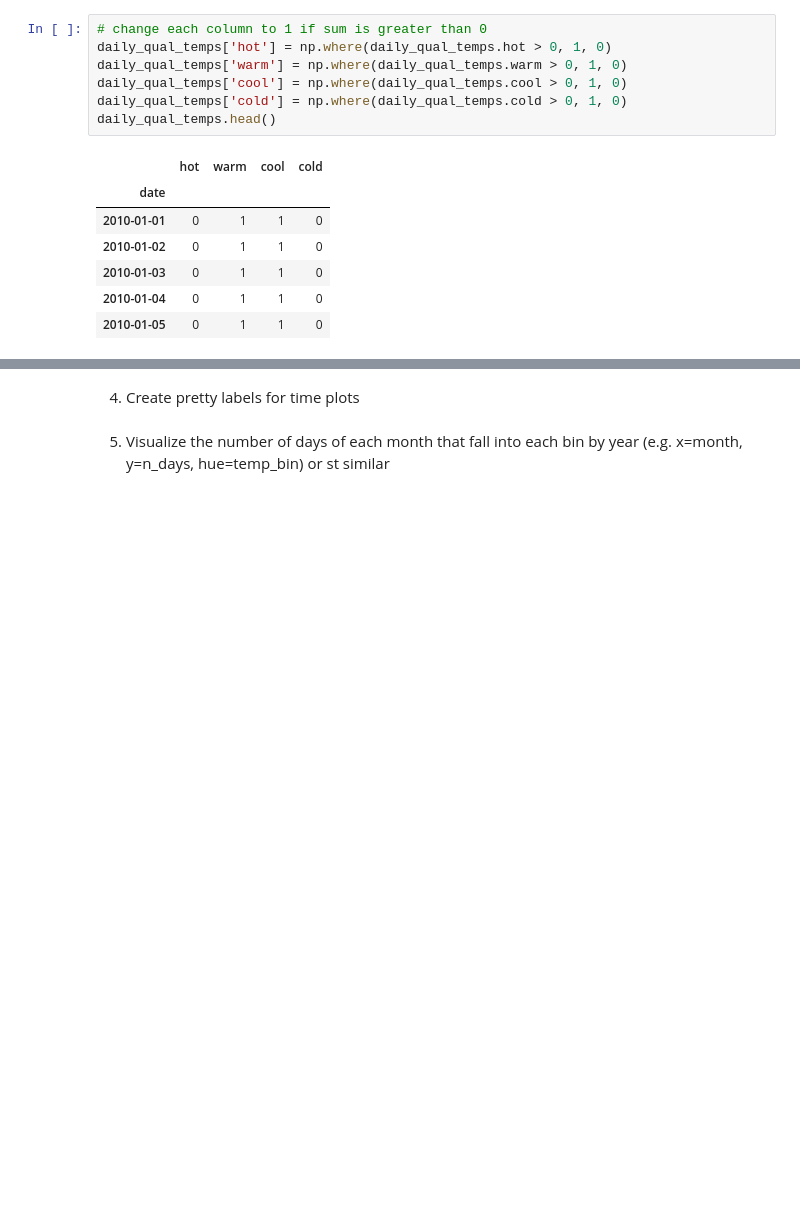
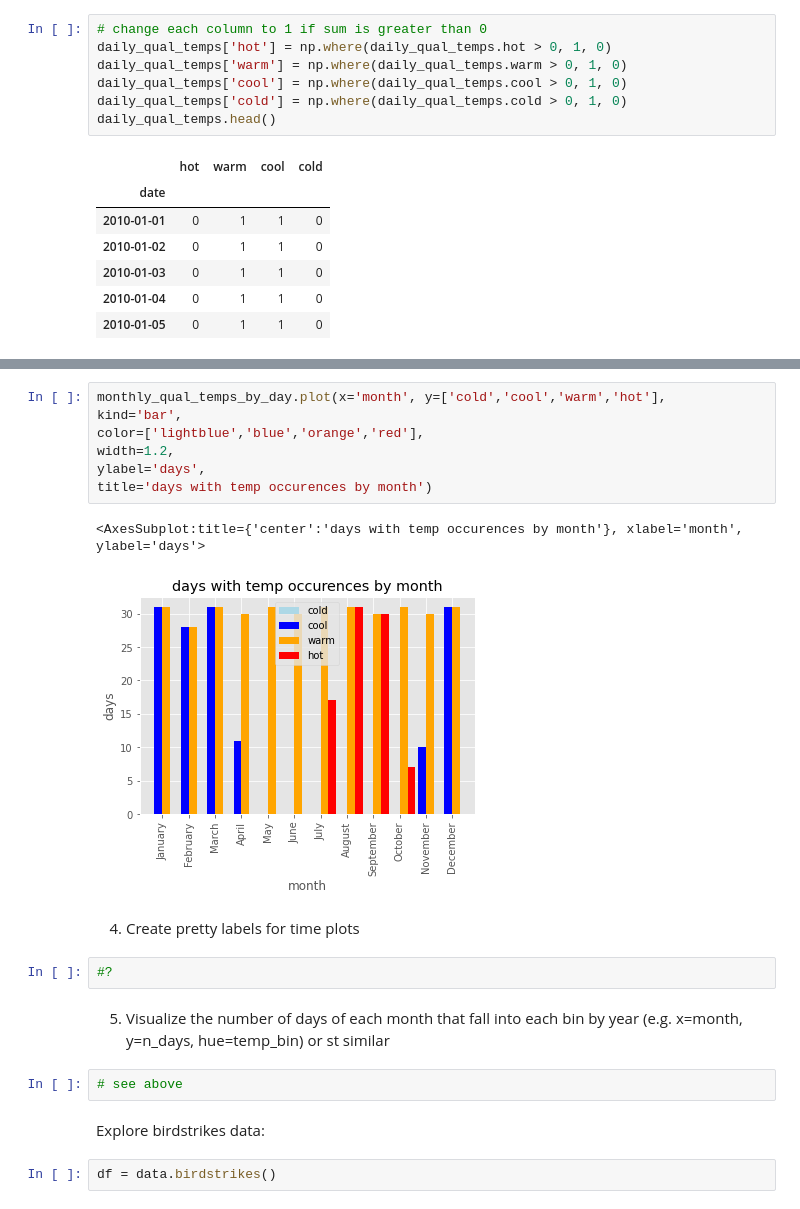
Before and after one commit to ChrisTeceno/time-series-exercises, a Jupyter notebook: working_with_time_series_data.ipynb, the cells around one changed output, grey strips where cells are left out. Drawn from its saved outputs; the diff is of its cells as text; blank space fills up the shorter version.

```diff
--- a/working_with_time_series_data.ipynb
+++ b/working_with_time_series_data.ipynb
@@ -562,4 +564,22 @@ ValueError: The truth value of a Series is ambiguous. Use a.empty, a.bool(), a.i
+# %%
+monthly_qual_temps_by_day.plot(x='month', y=['cold','cool','warm','hot'],
+kind='bar',
+color=['lightblue','blue','orange','red'],
+width=1.2,
+ylabel='days',
+title='days with temp occurences by month')
+# %% [output]
+<AxesSubplot:title={'center':'days with temp occurences by month'}, xlabel='month', ylabel='days'>
+[figure, added]
 # %% [markdown]
 4. Create pretty labels for time plots
+# %%
+#?
 # %% [markdown]
 5. Visualize the number of days of each month that fall into each bin by year (e.g. x=month, y=n_days, hue=temp_bin) or st similar
+# %%
+# see above
+# %% [markdown]
+Explore birdstrikes data:
+# %%
+df = data.birdstrikes()
```
Also changed, not shown: parts of 10 cells of this notebook.
